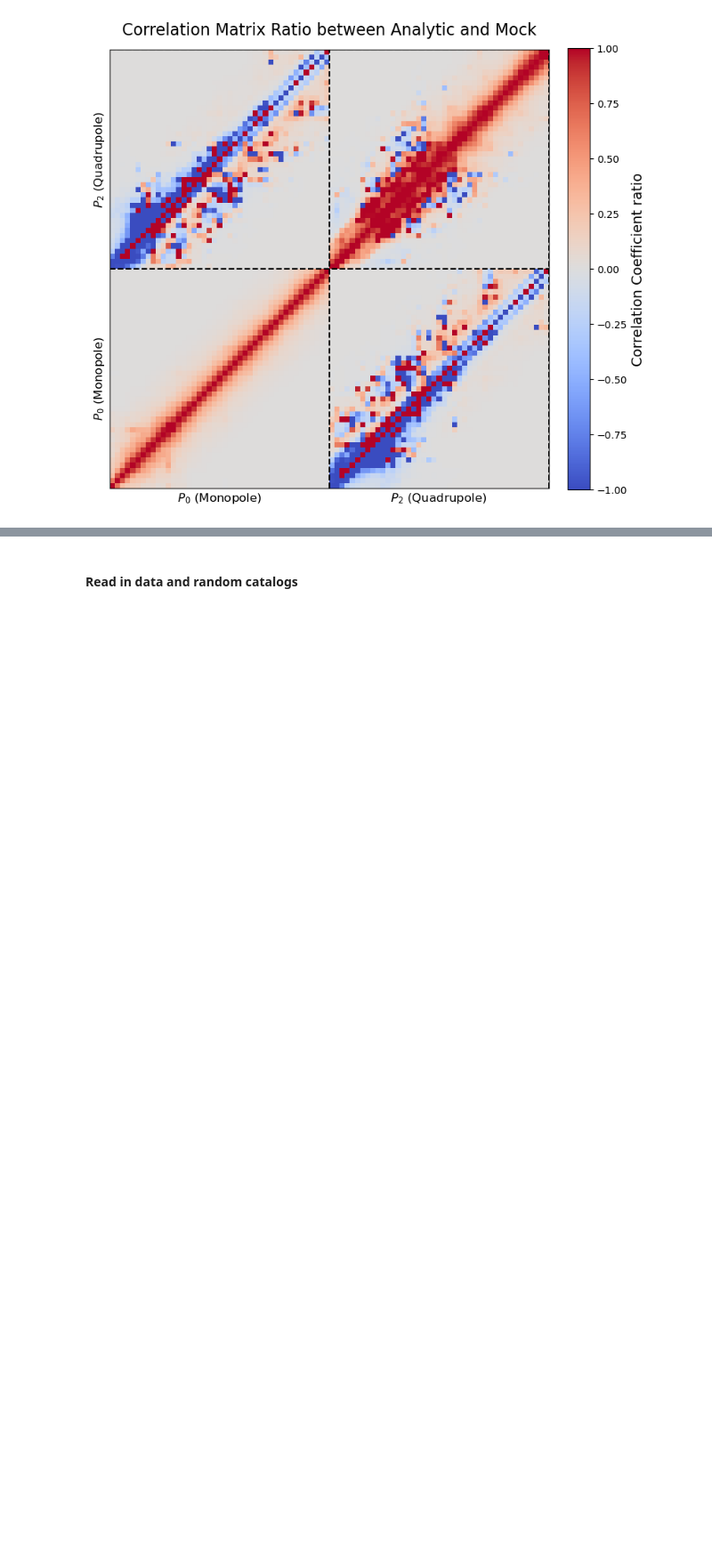
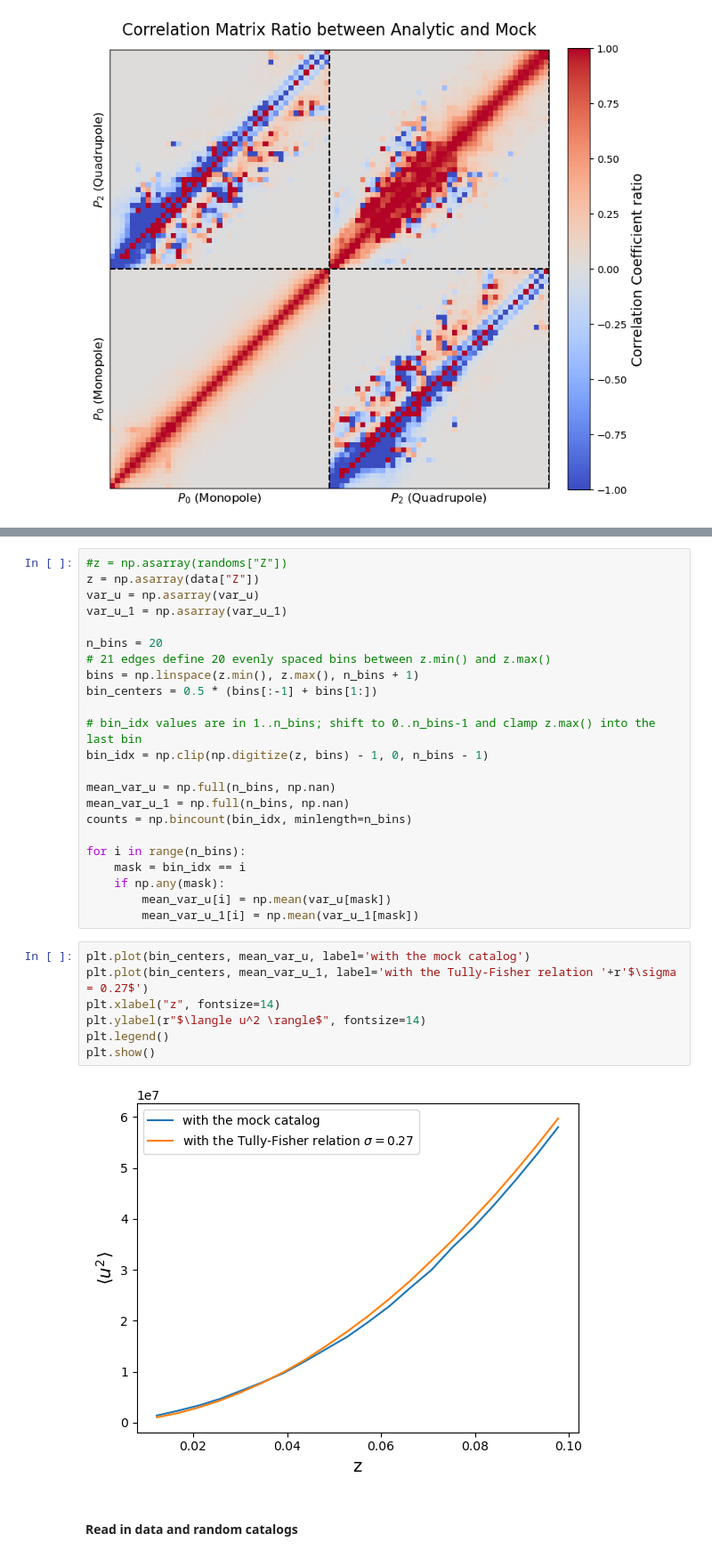
Before and after one commit to YanxiangL/allcov, a Jupyter notebook: test_notebook.ipynb, the cells around one changed output, grey strips where cells are left out. Shown at 89% size. Drawn from its saved outputs; the diff is of its cells as text; blank space fills up the shorter version.

```diff
--- a/test_notebook.ipynb
+++ b/test_notebook.ipynb
@@ -1051,3 +1082,35 @@ plt.show()
+# %%
+#z = np.asarray(randoms["Z"])
+z = np.asarray(data["Z"])
+var_u = np.asarray(var_u)
+var_u_1 = np.asarray(var_u_1)
+
+n_bins = 20
+# 21 edges define 20 evenly spaced bins between z.min() and z.max()
+bins = np.linspace(z.min(), z.max(), n_bins + 1)
+bin_centers = 0.5 * (bins[:-1] + bins[1:])
+
+# bin_idx values are in 1..n_bins; shift to 0..n_bins-1 and clamp z.max() into the last bin
+bin_idx = np.clip(np.digitize(z, bins) - 1, 0, n_bins - 1)
+
+mean_var_u = np.full(n_bins, np.nan)
+mean_var_u_1 = np.full(n_bins, np.nan)
+counts = np.bincount(bin_idx, minlength=n_bins)
+
+for i in range(n_bins):
+    mask = bin_idx == i
+    if np.any(mask):
+        mean_var_u[i] = np.mean(var_u[mask])
+        mean_var_u_1[i] = np.mean(var_u_1[mask])
+# %%
+plt.plot(bin_centers, mean_var_u, label='with the mock catalog')
+plt.plot(bin_centers, mean_var_u_1, label='with the Tully-Fisher relation '+r'$\sigma = 0.27$')
+plt.xlabel("z", fontsize=14)
+plt.ylabel(r"$\langle u^2 \rangle$", fontsize=14)
+plt.legend()
+plt.show()
+# %% [output]
+[figure, added]
 # %% [markdown]
 #### Read in data and random catalogs
 # %%
```
Also changed, not shown: parts of 14 cells of this notebook, 1 other file.
